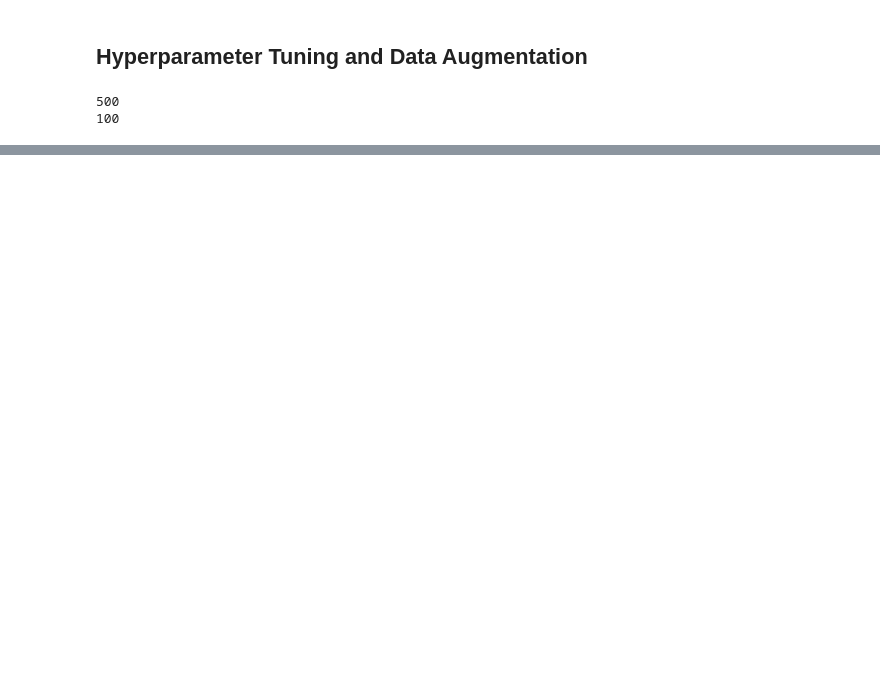
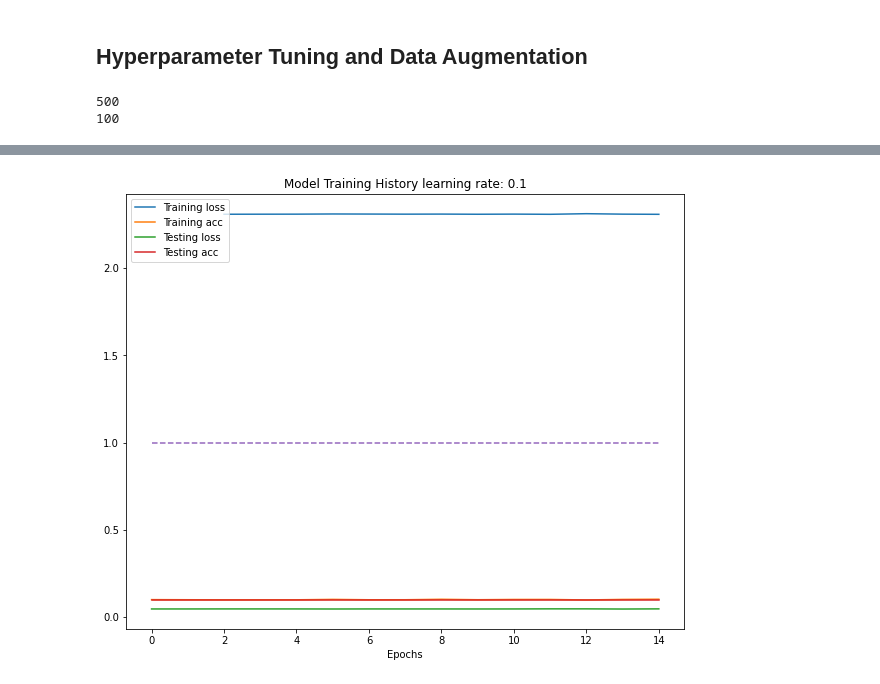
Before and after one commit to FrankAdl/DeepLearningAssignment-2, a Jupyter notebook: Assignment2——cifar.ipynb, the cells around one changed output, grey strips where cells are left out. Cells and saved outputs as stored; diff of their text form; code cells hidden in the pictures; blank space fills up the shorter version.

```diff
--- a/Assignment2——cifar.ipynb
+++ b/Assignment2——cifar.ipynb
@@ -385,0 +377,3 @@ cnn_model_2.parameters
+# %%
+cnn_lr01 = CNN2().to(mps_device)
+cnn_lr01_history = train_model(cnn_lr01, learning_rate=0.1)
@@ -385,0 +398,4 @@ cnn_model_2.parameters
+# %%
+plot_history(cnn_lr01_history, lr=str(0.1))
+# %% [output]
+[figure, added]
```
Also changed, not shown: parts of 26 cells of this notebook.
